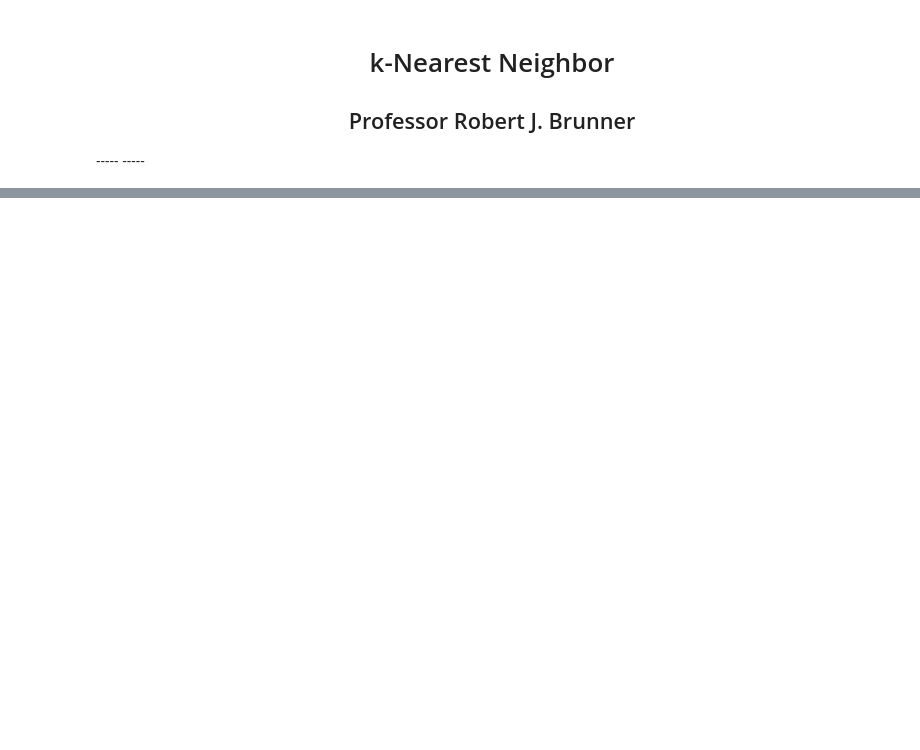
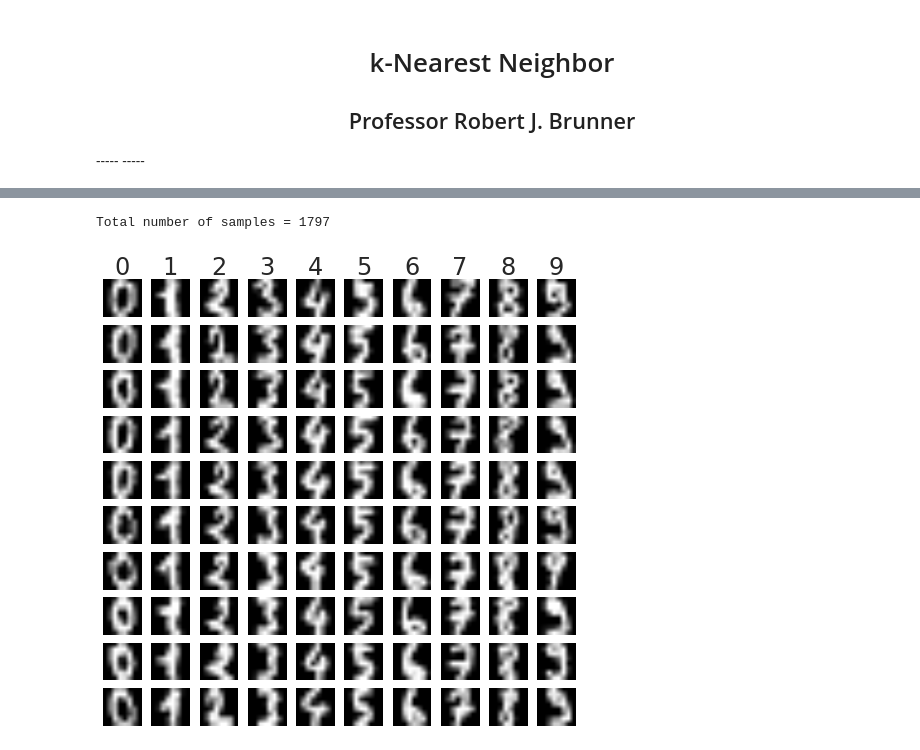
Before and after one commit to lcdm-uiuc/info490-sp16, a Jupyter notebook: Week3/notebooks/intro2knn.ipynb, the cells around one changed output, grey strips where cells are left out. Cells and saved outputs as stored; diff of their text form; code cells hidden in the pictures; blank space fills up the shorter version.

Commit message:
Final draft of Week 3 Notebooks

```diff
--- a/Week3/notebooks/intro2knn.ipynb
+++ b/Week3/notebooks/intro2knn.ipynb
@@ -17,36 +25,0 @@ In this IPython Notebook, we explore how to effectively use the k-nearest neighb
-# %%
-# Set up Notebook
-
-% matplotlib inline
-
-# We do this to ignore several specific Pandas warnings
-import warnings
-warnings.filterwarnings("ignore")
-
-import seaborn as sns
-import matplotlib.pyplot as plt
-import numpy as np
-import pandas as pd
-
-sns.set(style="white")
-
-# Convenience function to plot confusion matrix
-
-# This method produces a colored heatmap that displays the relationship
-# between predicted and actual types from a machine leanring method.
-
-def confusion(test, predict, title):
-    # Define names for the three Iris types
-    names = ['setosa', 'versicolor', 'virginica']
-
-    # Make a 2D histogram from the test and result arrays
-    pts, xe, ye = np.histogram2d(test, predict, bins=3)
-
-    # For simplicity we create a new DataFrame
-    pd_pts = pd.DataFrame(pts.astype(int), index=names, columns=names )
-
-    # Display heatmap and add decorations
-    hm = sns.heatmap(pd_pts, annot=True, fmt="d")
-    hm.axes.set_title(title)
-
-    return None
@@ -150,0 +191,10 @@ confusion(l_test, result, "KNN-({0}) Model".format(nbrs))
+# %%
+from helper_code import digits as hd
+
+x, y, images = hd.get_data()
+hd.im_plot(x, y, images)
+
+print('Total number of samples = {0}'.format(y.shape[0]))
+# %% [output]
+Total number of samples = 1797
+[figure, added]
```
Also changed, not shown: parts of 23 cells of this notebook, 5 other files.
